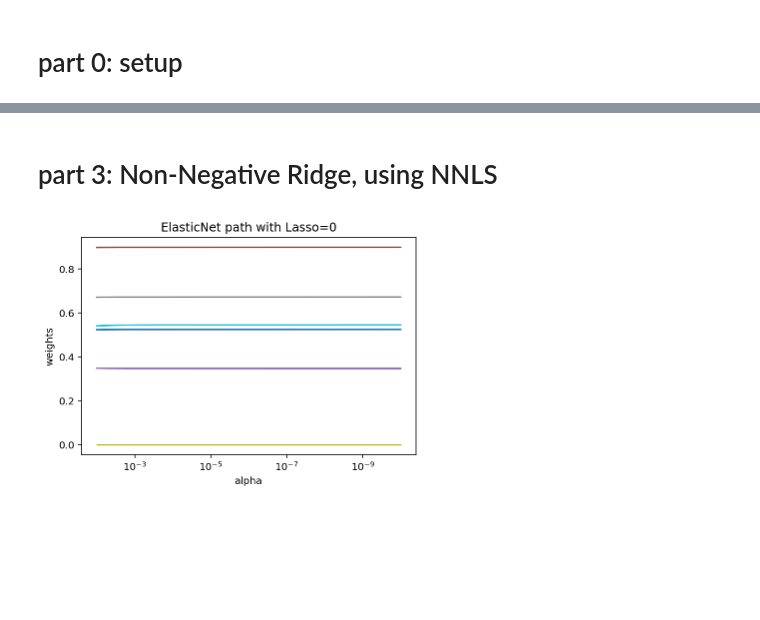
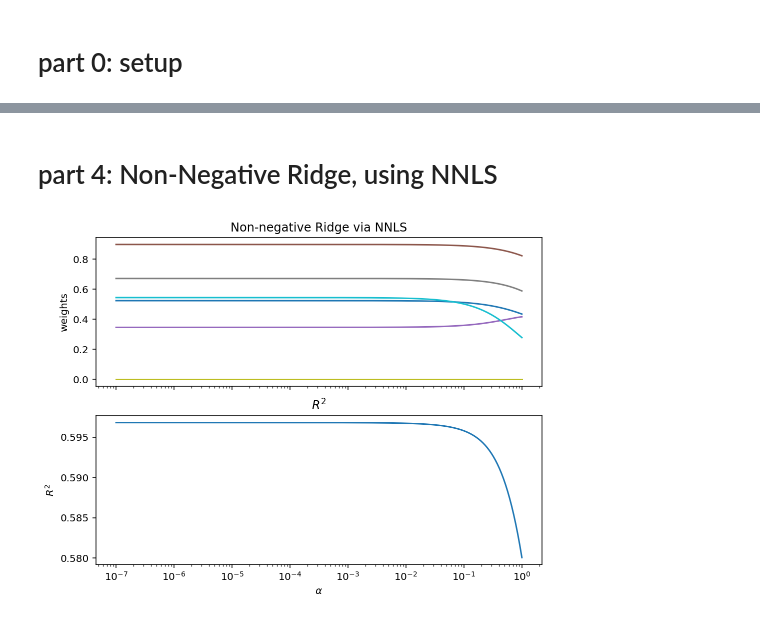
Before and after one commit to pdemarti/notebooks, a Jupyter notebook: nn-ridge.ipynb, the cells around one changed output, grey strips where cells are left out. Cells and saved outputs as stored; diff of their text form; code cells hidden in the pictures; blank space fills up the shorter version.

```diff
--- a/nn-ridge.ipynb
+++ b/nn-ridge.ipynb
@@ -14,2 +11,4 @@ def plot_path(alphas, coefs, ax=None):
 # %% [markdown]
 # part 0: setup
+# %%
+plt.rcParams['figure.figsize'] = (8, 6)
@@ -71,14 +71,0 @@ plt.show()
-# %%
-coefs = []
-with warnings.catch_warnings():
-    warnings.simplefilter('ignore')
-    for a in alphas:
-        eln = ElasticNet(alpha=a, l1_ratio=0, normalize=True, fit_intercept=False, positive=True)
-        eln.fit(X, y)
-        coefs.append(eln.coef_)
-
-
-plot_path(alphas, coefs)
-plt.title('ElasticNet path with Lasso=0')
-plt.axis('tight')
-plt.show()
@@ -86,0 +72,10 @@ plt.show()
+# %%
+eln = lm.ElasticNet(l1_ratio=0, fit_intercept=False)
+
+with warnings.catch_warnings():
+    warnings.simplefilter('ignore')  # in this case ElasticNet fails to converge for large alphas
+    act_alphas, coefs, dual_gaps = eln.path(X, y, alphas=alphas, positive=True)
+
+yhat = (X @ coefs).T
+r2 = rsquare(y, yhat)
+plot_path(act_alphas, coefs.T, r2, 'ElasticNet path with no Lasso (only Ridge), on positive=True')
@@ -87,24 +84,21 @@ plt.show()
 # %% [markdown]
-# part 3: Non-Negative Ridge, using NNLS
+# part 4: Non-Negative Ridge, using NNLS
 # %%
-from scipy.optimize import nnls
-
 def nn_ridge(alpha, X, y):
     """return non-negative Ridge coefficients"""
     A = X.T @ X + alpha * np.eye(X.shape[0])
     b = X.T @ y
-    coefs, o = nnls(A, b)
-    return coefs, o
+    coefs, residual = nnls(A, b)
+    return coefs, residual
 # %%
-olst = []
 coefs = []
 for a in alphas:
-    c, o = nn_ridge(alpha=a, X=X, y=y)
+    c, _ = nn_ridge(alpha=a, X=X, y=y)
     coefs.append(c)
-    olst.append(o)
-plot_path(alphas, coefs)
-plt.title('ElasticNet path with Lasso=0')
-plt.axis('tight')
-plt.show()
+
+coefs = np.vstack(coefs).T
+yhat = (X @ coefs).T
+r2 = rsquare(y, yhat)
+plot_path(alphas, coefs.T, r2, 'Non-negative Ridge via NNLS')
 # %% [output]
-[figure, old version]
+[figure, new version]
```
Also changed, not shown: parts of 13 cells of this notebook.
